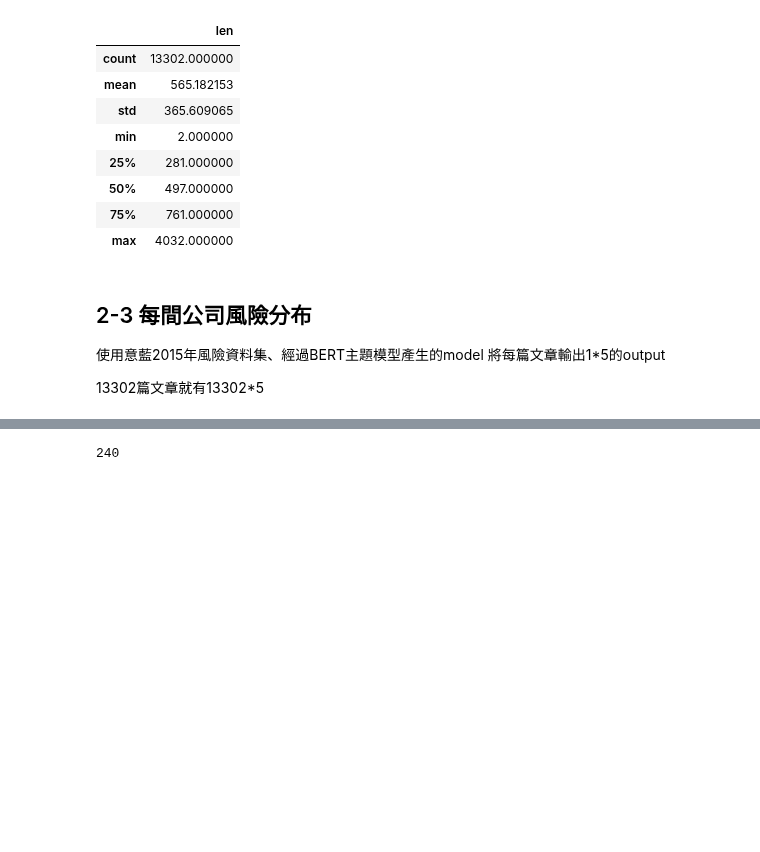
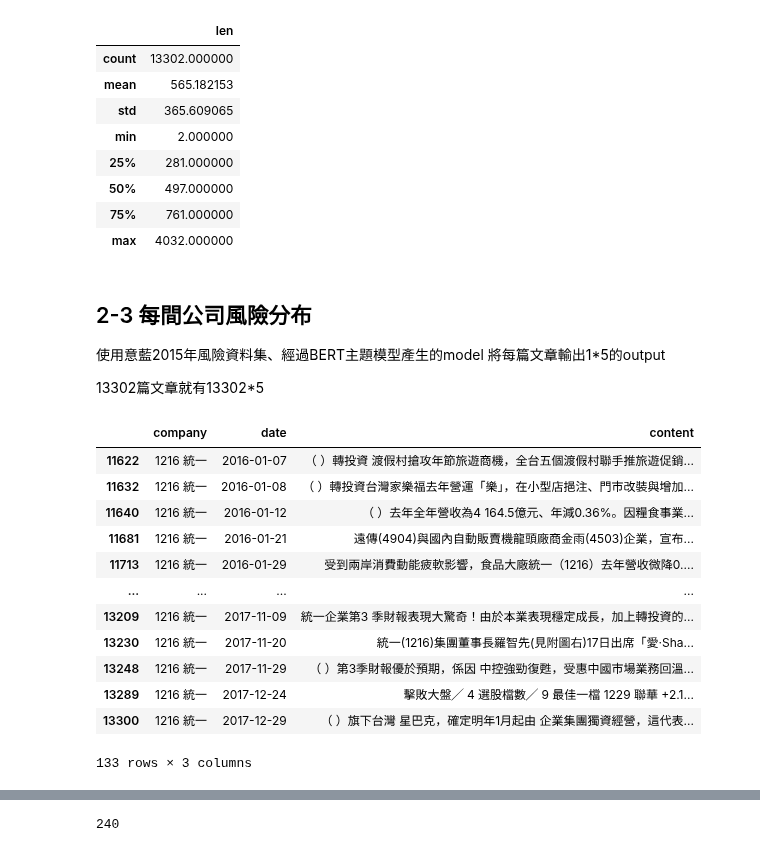
Before and after one commit to roccqqck/news_bert, a Jupyter notebook: 6.news_data_preprocessing.ipynb, the cells around one changed output, grey strips where cells are left out. Drawn from its saved outputs; the diff is of its cells as text; code cells hidden in the pictures; blank space fills up the shorter version.

Commit message:
pandas column1==m & column2==n

```diff
--- a/6.news_data_preprocessing.ipynb
+++ b/6.news_data_preprocessing.ipynb
@@ -398,3 +398,19 @@ all_news.describe()
 使用意藍2015年風險資料集、經過BERT主題模型產生的model 將每篇文章輸出1*5的output
 
 13302篇文章就有13302*5
+# %%
+all_news[all_news['company'].str.contains("統一")]   # company欄位有 統一
+# %% [output]
+|  | company | date | content |
+| 11622 | 1216 統一 | 2016-01-07 | （ ）轉投資 渡假村搶攻年節旅遊商機，全台五個渡假村聯手推旅遊促銷... |
+| 11632 | 1216 統一 | 2016-01-08 | （ ）轉投資台灣家樂福去年營運「樂」，在小型店挹注、門市改裝與增加... |
+| 11640 | 1216 統一 | 2016-01-12 | （ ）去年全年營收為4 164.5億元、年減0.36%。因糧食事業... |
+| 11681 | 1216 統一 | 2016-01-21 | 遠傳(4904)與國內自動販賣機龍頭廠商金雨(4503)企業，宣布... |
+| 11713 | 1216 統一 | 2016-01-29 | 受到兩岸消費動能疲軟影響，食品大廠統一（1216）去年營收微降0.... |
+| ... | ... | ... | ... |
+| 13209 | 1216 統一 | 2017-11-09 | 統一企業第3 季財報表現大驚奇！由於本業表現穩定成長，加上轉投資的... |
+| 13230 | 1216 統一 | 2017-11-20 | 統一(1216)集團董事長羅智先(見附圖右)17日出席「愛‧Sha... |
+| 13248 | 1216 統一 | 2017-11-29 | （ ）第3季財報優於預期，係因 中控強勁復甦，受惠中國市場業務回溫... |
+| 13289 | 1216 統一 | 2017-12-24 | 擊敗大盤╱ 4 選股檔數╱ 9 最佳一檔 1229 聯華 +2.1... |
+| 13300 | 1216 統一 | 2017-12-29 | （ ）旗下台灣 星巴克，確定明年1月起由 企業集團獨資經營，這代表... |
+133 rows × 3 columns
```
Also changed, not shown: parts of 3 cells of this notebook.
